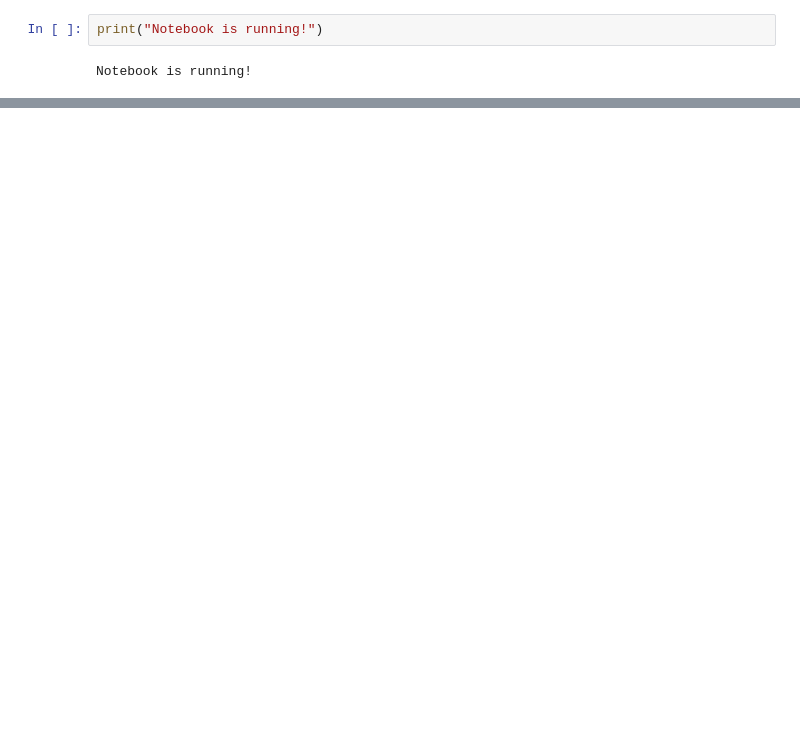
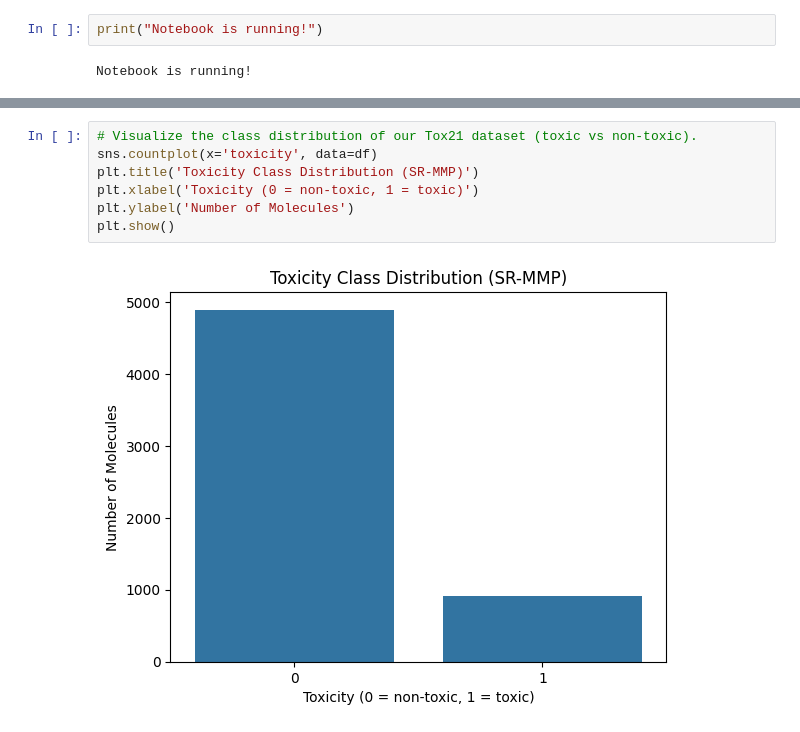
Before and after one commit to UniCops/Toxicity_predictor, a Jupyter notebook: notebooks/eda.ipynb, the cells around one changed output, grey strips where cells are left out. Drawn from its saved outputs; the diff is of its cells as text; blank space fills up the shorter version.

```diff
--- a/notebooks/eda.ipynb
+++ b/notebooks/eda.ipynb
@@ -19,0 +33,9 @@ ModuleNotFoundError: No module named 'pandas._libs.pandas_parser'
+# %%
+# Visualize the class distribution of our Tox21 dataset (toxic vs non-toxic).
+sns.countplot(x='toxicity', data=df)
+plt.title('Toxicity Class Distribution (SR-MMP)')
+plt.xlabel('Toxicity (0 = non-toxic, 1 = toxic)')
+plt.ylabel('Number of Molecules')
+plt.show()
+# %% [output]
+[figure, added]
```
Also changed, not shown: parts of 7 cells of this notebook.
